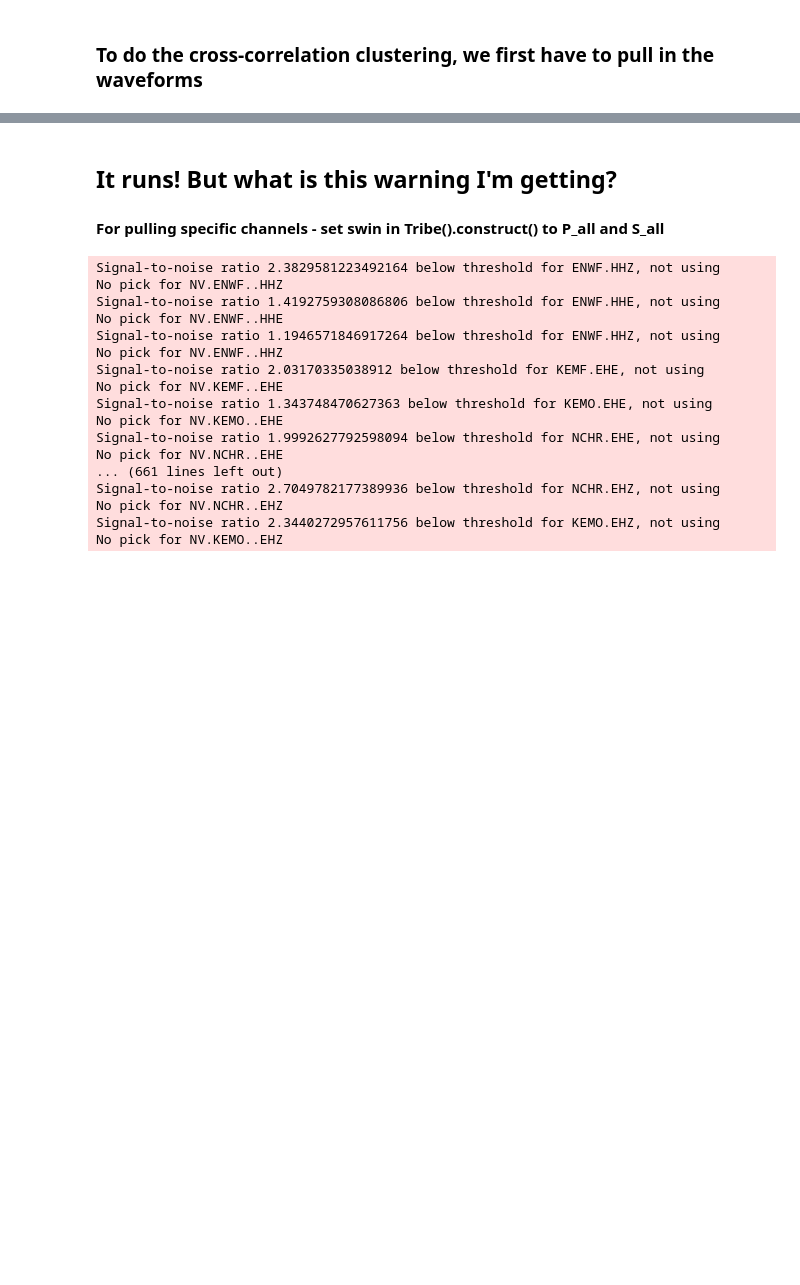
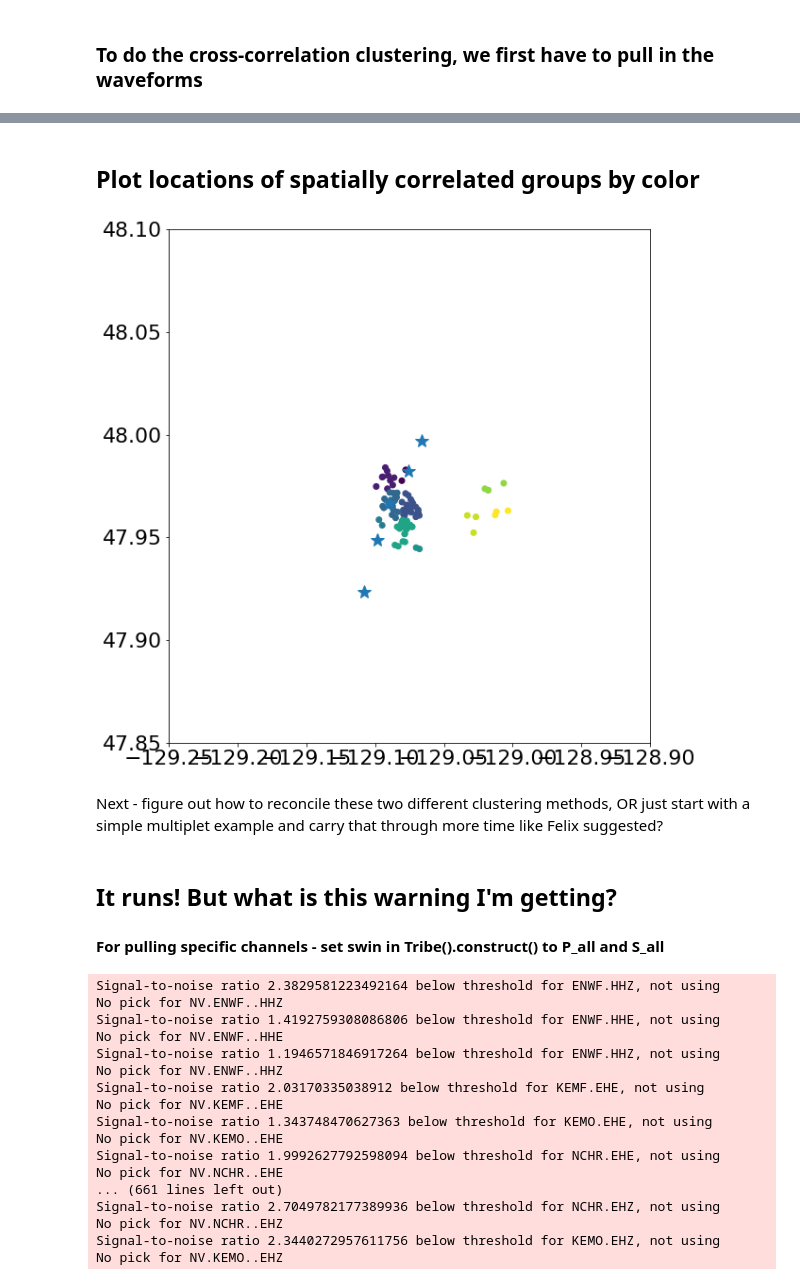
Before and after one commit to zoekrauss/endeavour_clustering, a Jupyter notebook: eqcorrscan_start.ipynb, the cells around one changed output, grey strips where cells are left out. Saved outputs shown, nothing was run; the diff lists cells and outputs as text; code cells hidden in the pictures; blank space fills up the shorter version.

```diff
--- a/eqcorrscan_start.ipynb
+++ b/eqcorrscan_start.ipynb
@@ -110,3 +124,37 @@ NV.NCHR..EHZ   | 2019-07-07T05:08:06.185000Z - 2019-07-07T05:08:11.180000Z | 200
+# %% [markdown]
+## Plot locations of spatially correlated groups by color
+# %%
+group_evs = []
+lats = []
+lons = []
+depths = []
+group_nums = []
+for i,group in enumerate(groups_s):
+    if len(group)<2:
+        continue
+    eqs = obspy.core.event.Catalog()
+    for ev in group:
+        cat_ev = ev
+        eqs.append(cat_ev)
+        lats.append(cat_ev.origins[0].latitude)
+        lons.append(cat_ev.origins[0].longitude)
+        depths.append(cat_ev.origins[0].depth)
+        group_nums.append(i)
+    group_evs.append(eqs)
+
+vent_lon=[-129.098100000000,-129.089400000000,-129.075600000000,-129.108200000000,-129.066200000000]
+vent_lat=[47.9487000000000,47.9666000000000,47.9822000000000,47.9233000000000,47.9969000000000]
+
+fig, ax = plt.subplots(1, 1,figsize=[10,10])
+ax.scatter(lons,lats,c=group_nums)
+ax.plot(vent_lon,vent_lat,marker='*',markersize=15,linestyle="none")
+ax.set_xlim([-129.25,-128.9])
+ax.set_ylim([47.85,48.1])
+ax.set_aspect(1/0.67);
+# %% [output]
+[figure, added]
+# %% [markdown]
+Next - figure out how to reconcile these two different clustering methods, OR just start with a simple multiplet example and carry that through more time like Felix suggested?
 # %% [markdown]
 ## It runs! But what is this warning I'm getting?
 
```
Also changed, not shown: parts of 15 cells of this notebook, 1 other file.
